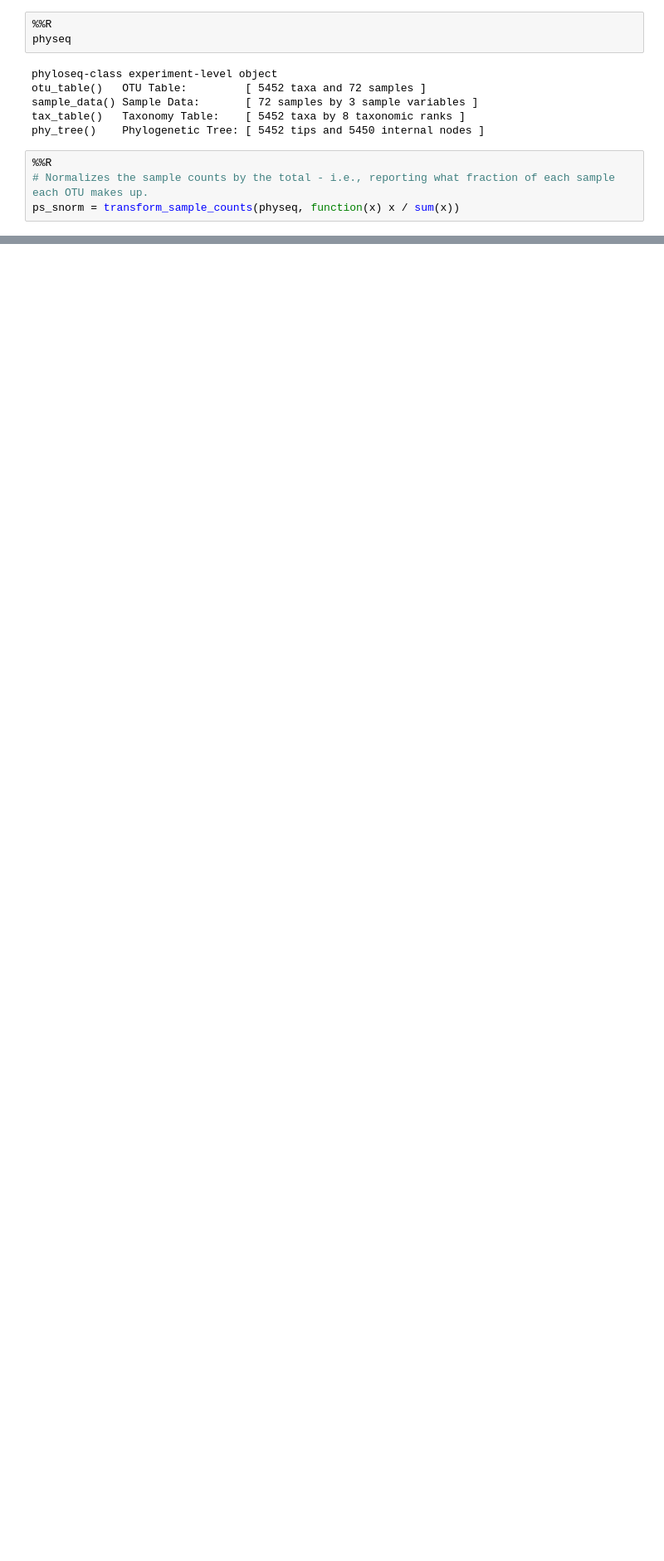
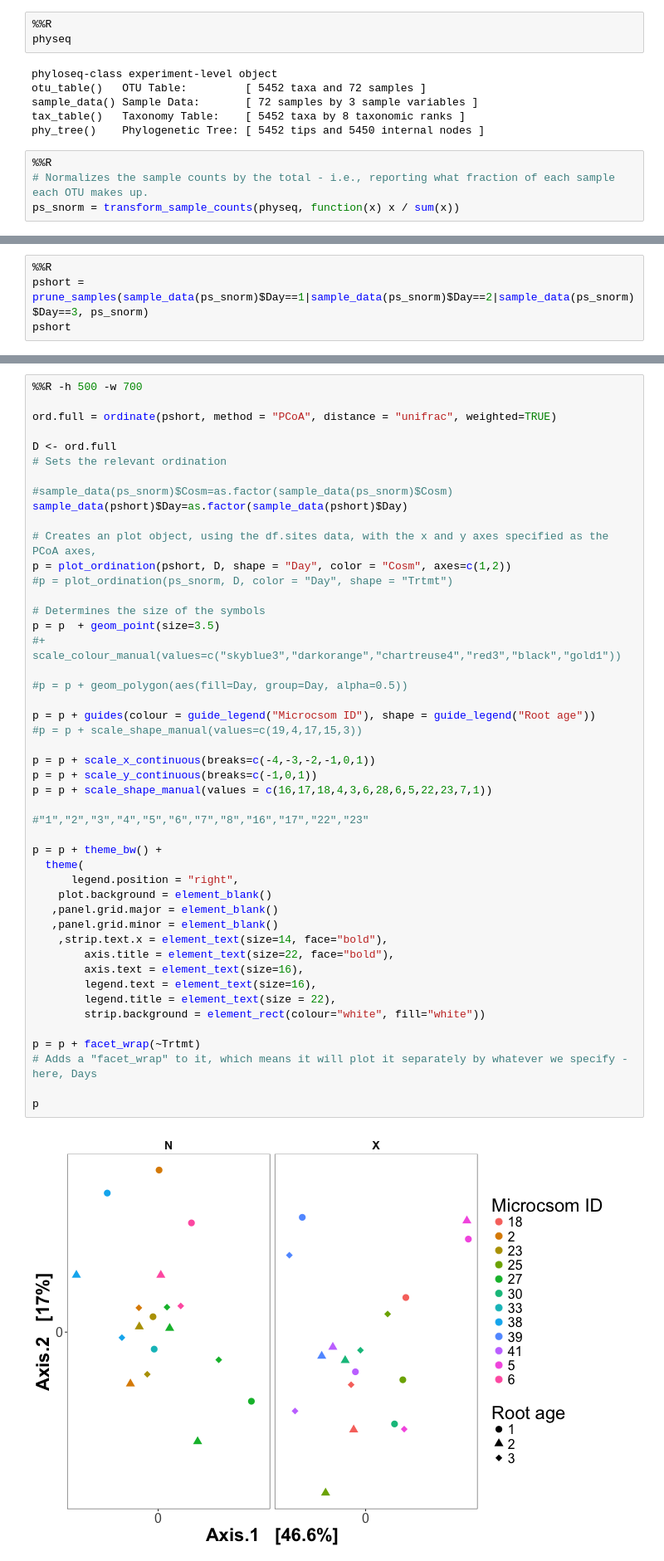
Before and after one commit to TheaWhitman/Microcosms16S, a Jupyter notebook: Figures/Ordination_plots.ipynb, the cells around one changed output, grey strips where cells are left out. Shown at 83% size. Saved outputs shown, nothing was run; the diff lists cells and outputs as text; blank space fills up the shorter version.

```diff
--- a/Figures/Ordination_plots.ipynb
+++ b/Figures/Ordination_plots.ipynb
@@ -70,0 +205,4 @@ p
+# %%
+%%R
+pshort = prune_samples(sample_data(ps_snorm)$Day==1|sample_data(ps_snorm)$Day==2|sample_data(ps_snorm)$Day==3, ps_snorm)
+pshort
@@ -70,0 +215,49 @@ p
+# %%
+%%R -h 500 -w 700
+
+ord.full = ordinate(pshort, method = "PCoA", distance = "unifrac", weighted=TRUE)
+
+D <- ord.full
+# Sets the relevant ordination
+
+#sample_data(ps_snorm)$Cosm=as.factor(sample_data(ps_snorm)$Cosm)
+sample_data(pshort)$Day=as.factor(sample_data(pshort)$Day)
+
+# Creates an plot object, using the df.sites data, with the x and y axes specified as the PCoA axes,
+p = plot_ordination(pshort, D, shape = "Day", color = "Cosm", axes=c(1,2))
+#p = plot_ordination(ps_snorm, D, color = "Day", shape = "Trtmt")
+
+# Determines the size of the symbols
+p = p  + geom_point(size=3.5)
+#+ scale_colour_manual(values=c("skyblue3","darkorange","chartreuse4","red3","black","gold1"))
+
+#p = p + geom_polygon(aes(fill=Day, group=Day, alpha=0.5))
+
+p = p + guides(colour = guide_legend("Microcsom ID"), shape = guide_legend("Root age"))
+#p = p + scale_shape_manual(values=c(19,4,17,15,3))
+
+p = p + scale_x_continuous(breaks=c(-4,-3,-2,-1,0,1))
+p = p + scale_y_continuous(breaks=c(-1,0,1))
+p = p + scale_shape_manual(values = c(16,17,18,4,3,6,28,6,5,22,23,7,1))
+
+#"1","2","3","4","5","6","7","8","16","17","22","23"
+
+p = p + theme_bw() +
+  theme(
+      legend.position = "right",
+    plot.background = element_blank()
+   ,panel.grid.major = element_blank()
+   ,panel.grid.minor = element_blank()
+    ,strip.text.x = element_text(size=14, face="bold"),
+        axis.title = element_text(size=22, face="bold"),
+        axis.text = element_text(size=16),
+        legend.text = element_text(size=16),
+        legend.title = element_text(size = 22),
+        strip.background = element_rect(colour="white", fill="white"))
+
+p = p + facet_wrap(~Trtmt)
+# Adds a "facet_wrap" to it, which means it will plot it separately by whatever we specify - here, Days
+
+p
+# %% [output]
+[figure, added]
```
Also changed, not shown: parts of 15 cells of this notebook, 13 other files.
